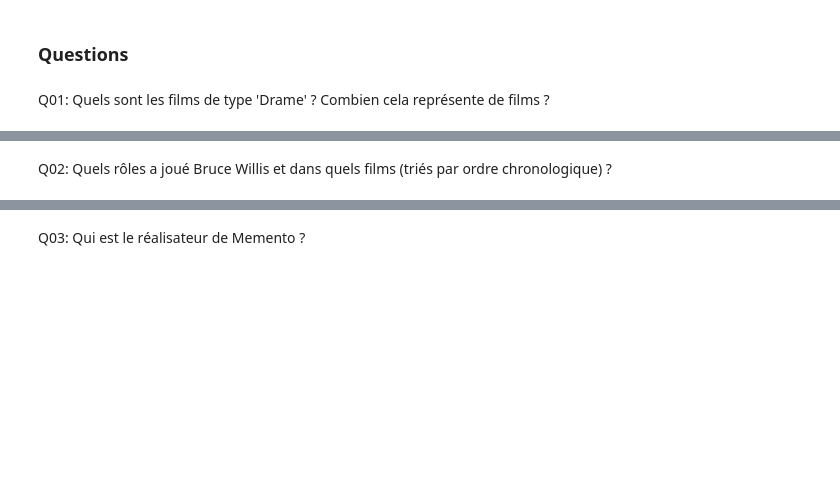
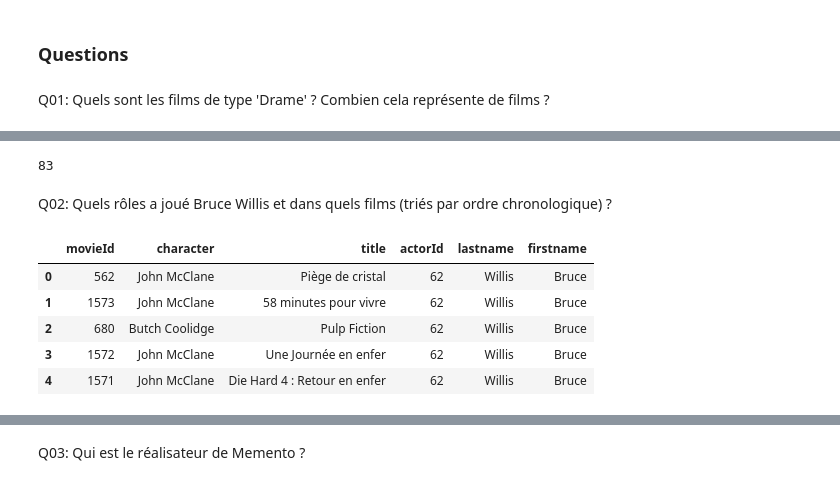
Before and after one commit to CPingeon/movies3, a Jupyter notebook: movies-3.ipynb, the cells around one changed output, grey strips where cells are left out. Saved outputs shown, nothing was run; the diff lists cells and outputs as text; code cells hidden in the pictures; blank space fills up the shorter version.

```diff
--- a/movies-3.ipynb
+++ b/movies-3.ipynb
@@ -109,2 +140,26 @@ Q01: Quels sont les films de type 'Drame' ? Combien cela représente de films ?
+# %%
+len(results1)
+# %% [output]
+83
 # %% [markdown]
 Q02: Quels rôles a joué Bruce Willis et dans quels films (triés par ordre chronologique) ?
+# %%
+sql_query_02 = """
+    SELECT roles.movieId, roles.character, movies.title, roles.actorId,
+    artists.lastname, artists.firstname
+    FROM roles
+    INNER JOIN artists ON roles.actorId=artists.Id
+    INNER JOIN movies ON roles.movieId=movies.Id
+    WHERE lastname = "Willis" AND firstname = "Bruce"
+    ORDER BY movies.year ASC
+"""
+
+results2 = pd.read_sql_query(sql_query_02, engine)
+results2.head(5)
+# %% [output]
+|  | movieId | character | title | actorId | lastname | firstname |
+| 0 | 562 | John McClane | Piège de cristal | 62 | Willis | Bruce |
+| 1 | 1573 | John McClane | 58 minutes pour vivre | 62 | Willis | Bruce |
+| 2 | 680 | Butch Coolidge | Pulp Fiction | 62 | Willis | Bruce |
+| 3 | 1572 | John McClane | Une Journée en enfer | 62 | Willis | Bruce |
+| 4 | 1571 | John McClane | Die Hard 4 : Retour en enfer | 62 | Willis | Bruce |
```
Also changed, not shown: parts of 9 cells of this notebook, 1 other file.
